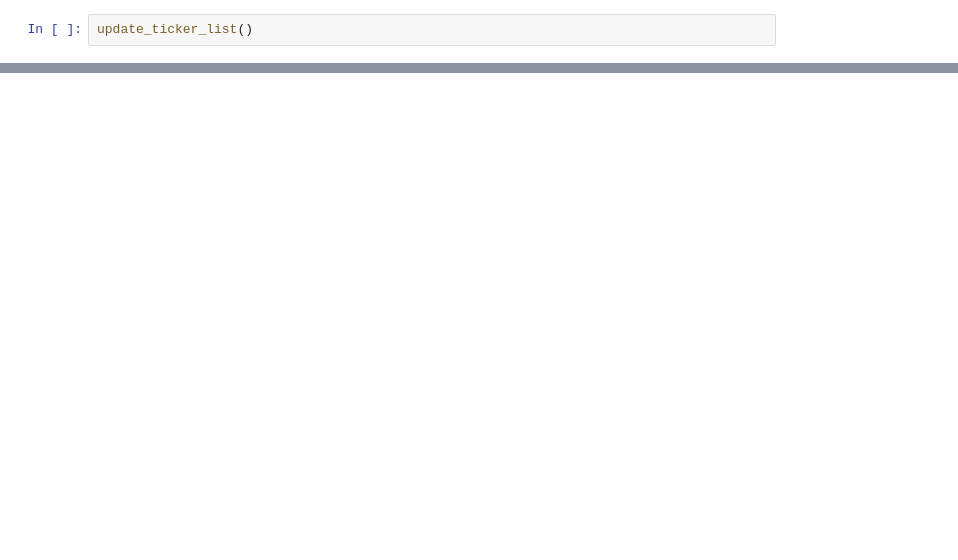
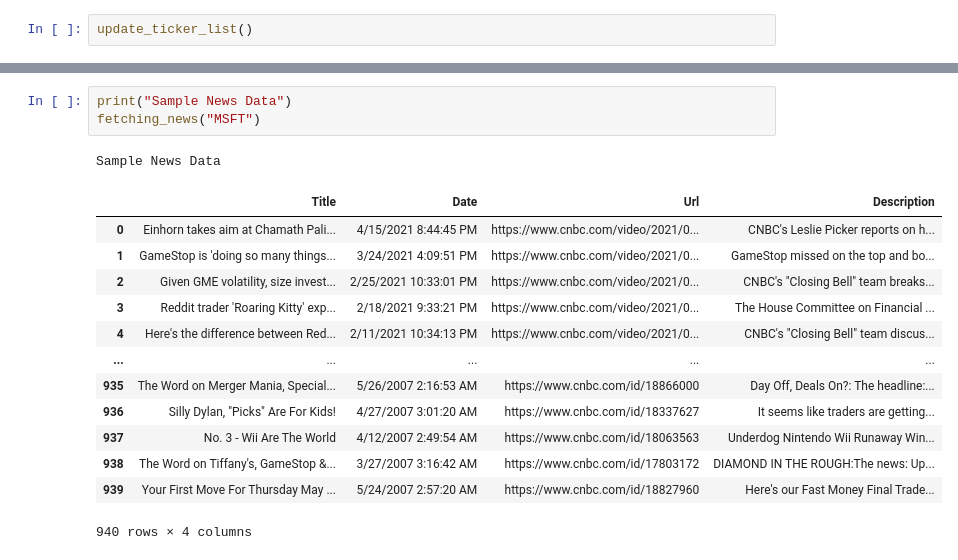
Before and after one commit to vijaylaxmid/cmpe295w-datatribe, a Jupyter notebook: Notebooks/Update_Datasets.ipynb, the cells around one changed output, grey strips where cells are left out. Cells and saved outputs as stored; diff of their text form; blank space fills up the shorter version.

```diff
--- a/Notebooks/Update_Datasets.ipynb
+++ b/Notebooks/Update_Datasets.ipynb
@@ -282,0 +306,18 @@ update_intraday_master("MSFT")
+# %%
+print("Sample News Data")
+fetching_news("MSFT")
+# %% [output]
+Sample News Data
+|  | Title | Date | Url | Description |
+| 0 | Einhorn takes aim at Chamath Pali... | 4/15/2021 8:44:45 PM | https://www.cnbc.com/video/2021/0... | CNBC's Leslie Picker reports on h... |
+| 1 | GameStop is 'doing so many things... | 3/24/2021 4:09:51 PM | https://www.cnbc.com/video/2021/0... | GameStop missed on the top and bo... |
+| 2 | Given GME volatility, size invest... | 2/25/2021 10:33:01 PM | https://www.cnbc.com/video/2021/0... | CNBC's "Closing Bell" team breaks... |
+| 3 | Reddit trader 'Roaring Kitty' exp... | 2/18/2021 9:33:21 PM | https://www.cnbc.com/video/2021/0... | The House Committee on Financial ... |
+| 4 | Here's the difference between Red... | 2/11/2021 10:34:13 PM | https://www.cnbc.com/video/2021/0... | CNBC's "Closing Bell" team discus... |
+| ... | ... | ... | ... | ... |
+| 935 | The Word on Merger Mania, Special... | 5/26/2007 2:16:53 AM | https://www.cnbc.com/id/18866000 | Day Off, Deals On?: The headline:... |
+| 936 | Silly Dylan, "Picks" Are For Kids! | 4/27/2007 3:01:20 AM | https://www.cnbc.com/id/18337627 | It seems like traders are getting... |
+| 937 | No. 3 - Wii Are The World | 4/12/2007 2:49:54 AM | https://www.cnbc.com/id/18063563 | Underdog Nintendo Wii Runaway Win... |
+| 938 | The Word on Tiffany's, GameStop &... | 3/27/2007 3:16:42 AM | https://www.cnbc.com/id/17803172 | DIAMOND IN THE ROUGH:The news: Up... |
+| 939 | Your First Move For Thursday May ... | 5/24/2007 2:57:20 AM | https://www.cnbc.com/id/18827960 | Here's our Fast Money Final Trade... |
+940 rows × 4 columns
```
Also changed, not shown: parts of 24 cells of this notebook.
